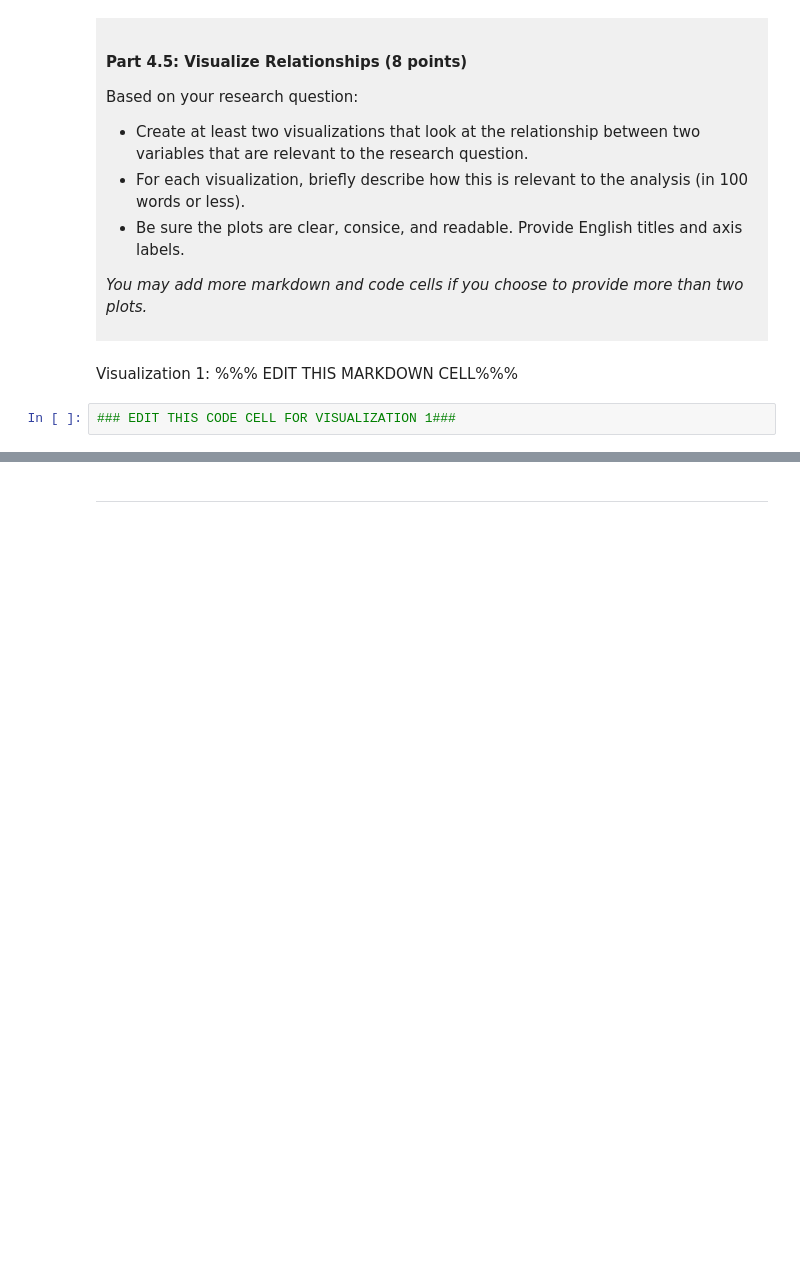
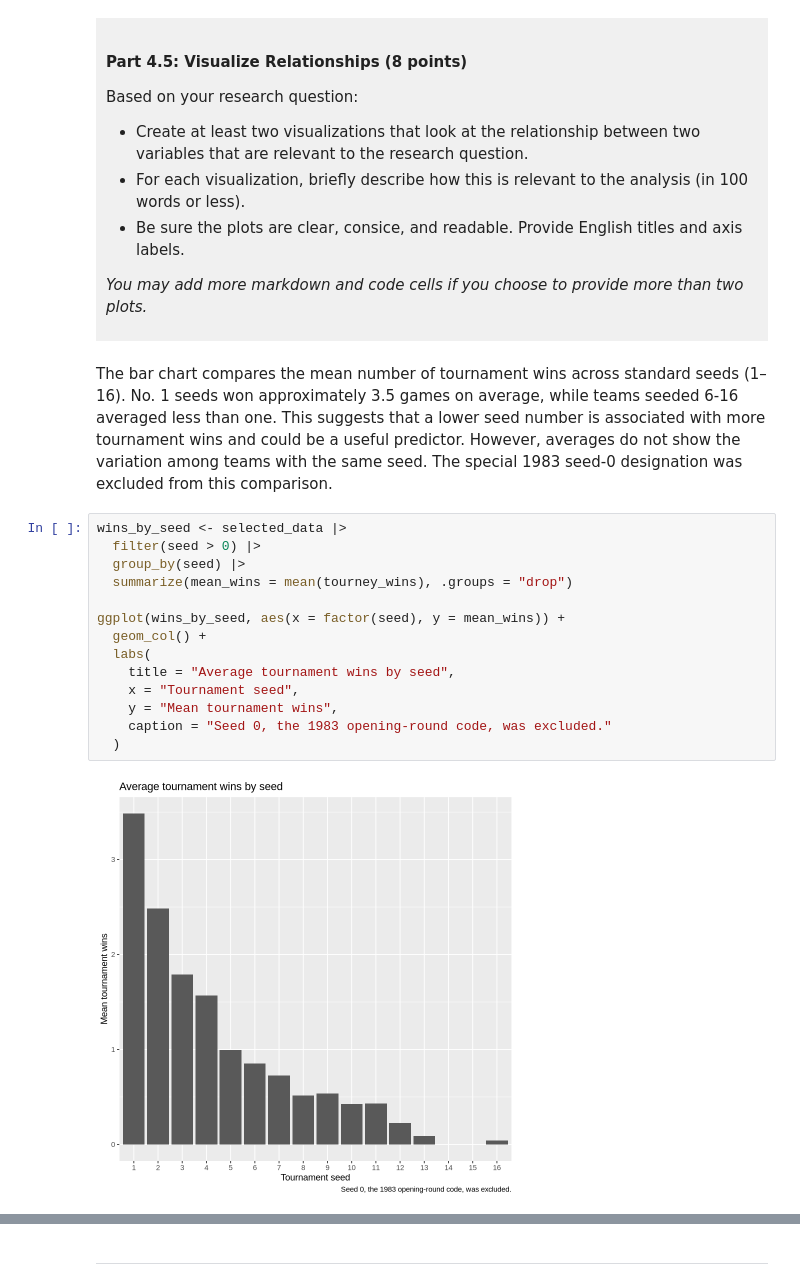
Before and after one commit to llvanmaren/dsci-100-project-luka-vanmaren, a Jupyter notebook: dsci-100-project-notebook.ipynb, the cells around one changed output, grey strips where cells are left out. Drawn from its saved outputs; the diff is of its cells as text; blank space fills up the shorter version.

```diff
--- a/dsci-100-project-notebook.ipynb
+++ b/dsci-100-project-notebook.ipynb
@@ -321,7 +380,21 @@ Based on your research question:
 *You may add more markdown and code cells if you choose to provide more than two plots.*
 </div>
 # %% [markdown]
-Visualization 1: %%% EDIT THIS MARKDOWN CELL%%%
+The bar chart compares the mean number of tournament wins across standard seeds (1–16). No. 1 seeds won approximately 3.5 games on average, while teams seeded 6-16 averaged less than one. This suggests that a lower seed number is associated with more tournament wins and could be a useful predictor. However, averages do not show the variation among teams with the same seed. The special 1983 seed-0 designation was excluded from this comparison.
 # %%
-### EDIT THIS CODE CELL FOR VISUALIZATION 1###
+wins_by_seed <- selected_data |>
+  filter(seed > 0) |>
+  group_by(seed) |>
+  summarize(mean_wins = mean(tourney_wins), .groups = "drop")
+
+ggplot(wins_by_seed, aes(x = factor(seed), y = mean_wins)) +
+  geom_col() +
+  labs(
+    title = "Average tournament wins by seed",
+    x = "Tournament seed",
+    y = "Mean tournament wins",
+    caption = "Seed 0, the 1983 opening-round code, was excluded."
+  )
+# %% [output]
+[figure, added]
 # %% [markdown]
```
Also changed, not shown: parts of 9 cells of this notebook.
